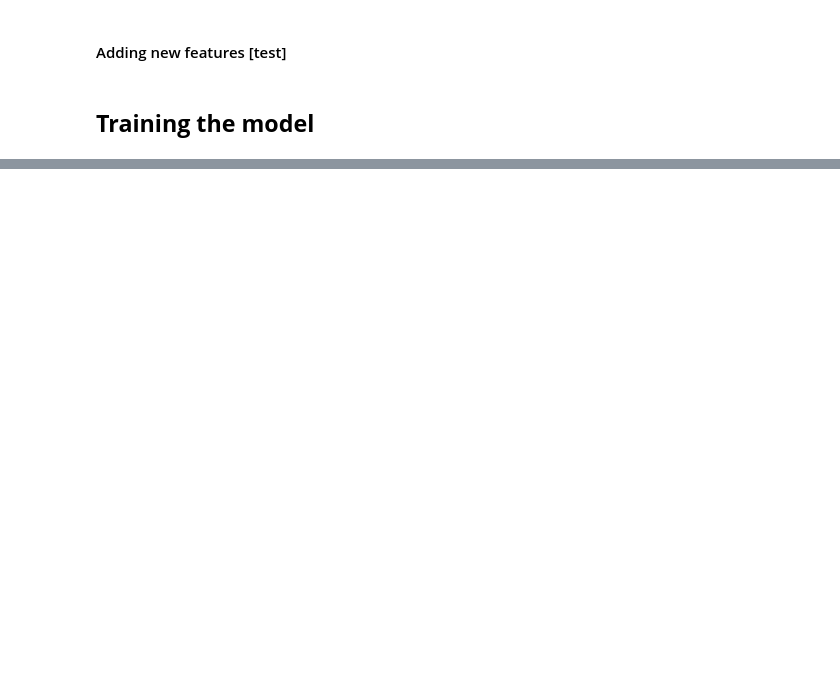
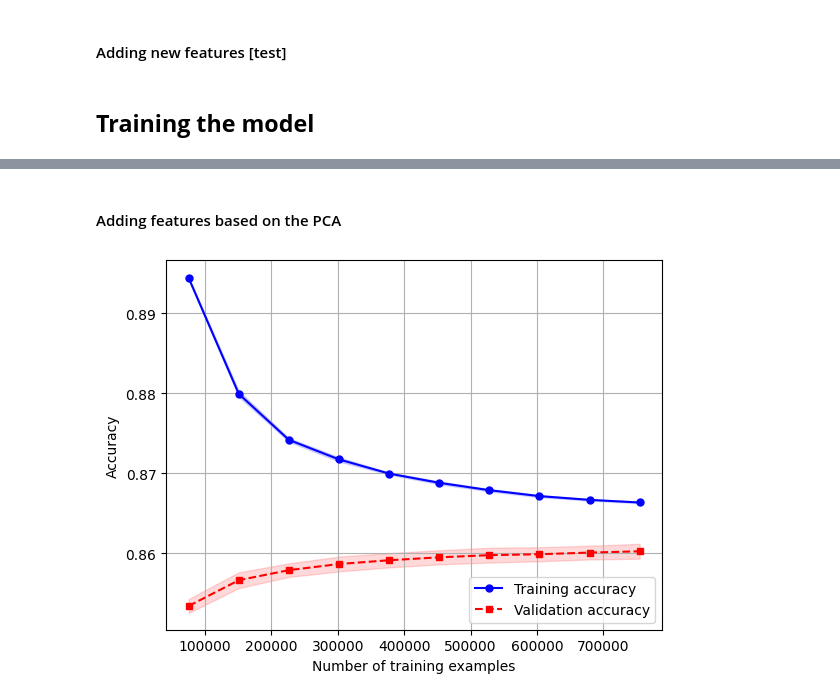
Before and after one commit to nsp8/Machine-Learning-Resources, a Jupyter notebook: regression_flood_prediction.ipynb, the cells around one changed output, grey strips where cells are left out. Saved outputs shown, nothing was run; the diff lists cells and outputs as text; code cells hidden in the pictures; blank space fills up the shorter version.

```diff
--- a/regression_flood_prediction.ipynb
+++ b/regression_flood_prediction.ipynb
@@ -512,0 +519,10 @@ models.append(model)
+# %% [markdown]
+#### Adding features based on the PCA
+# %%
+X_train_pca = feature_analyzer_object.pca.fit_transform(X_train)
+X_test_pca = feature_analyzer_object.pca.fit_transform(X_test)
+model = RegressionModel(train_data=(X_train_pca, y_train), test_data=(X_test_pca, y_test))
+model.plot_learning_curve()
+models.append(model)
+# %% [output]
+[figure, added]
```
Also changed, not shown: parts of 8 cells of this notebook.
